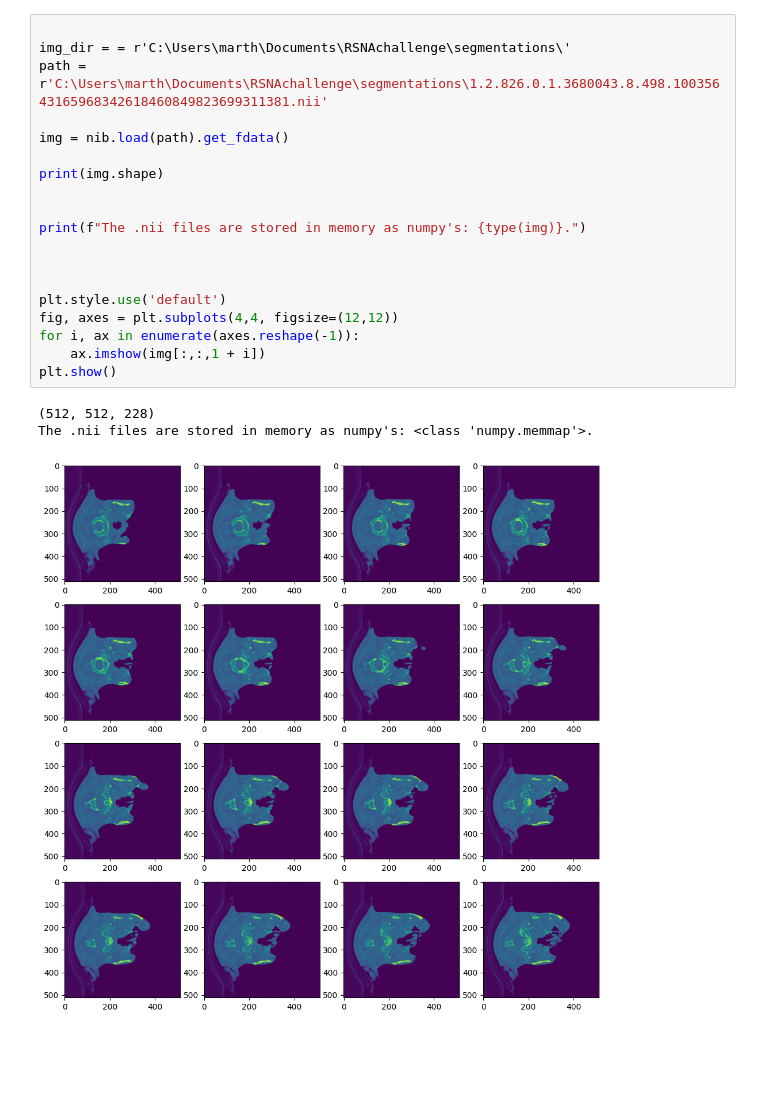
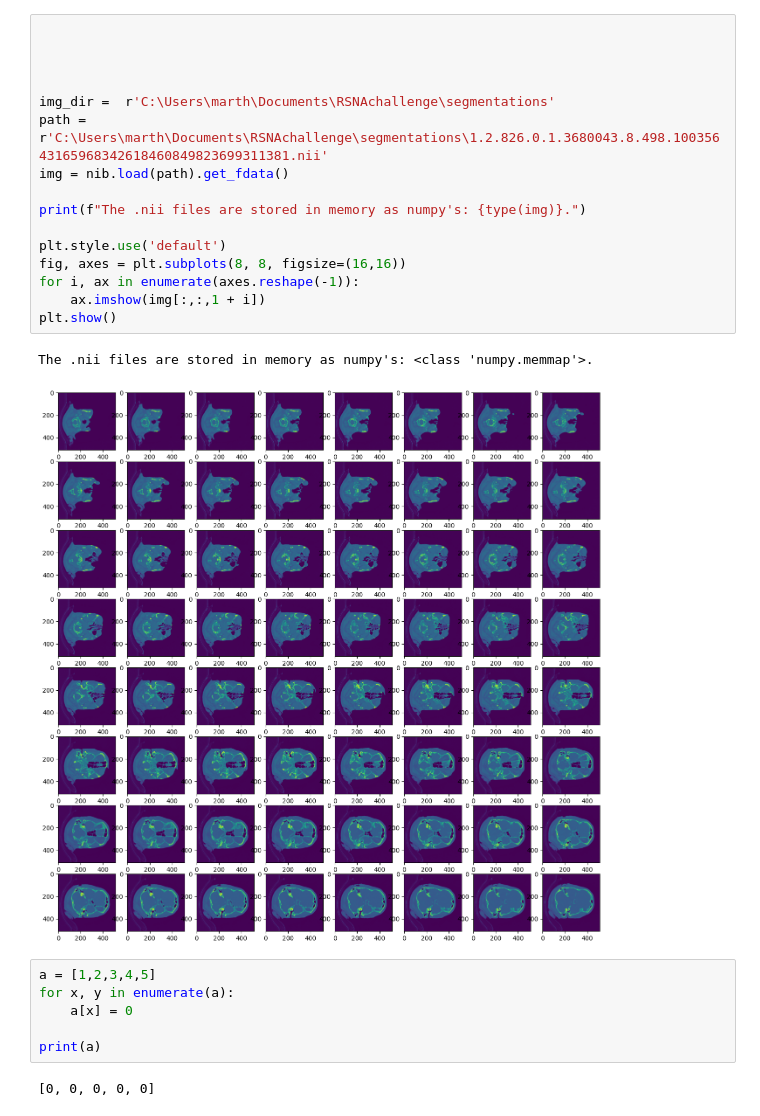
Before and after one commit to pyrjjvm/RSNA2025, a Jupyter notebook: AneurysmDetection.ipynb, the cells around one changed output. Drawn from its saved outputs; the diff is of its cells as text; blank space fills up the shorter version.

```diff
--- a/AneurysmDetection.ipynb
+++ b/AneurysmDetection.ipynb
@@ -14,23 +27,27 @@ pos_data = pd.read_csv("C:\Users\marth\Documents\RSNAchallenge\train_localizers"
 # %%
 
-img_dir = = r'C:\Users\marth\Documents\RSNAchallenge\segmentations\'
+
+
+
+img_dir =  r'C:\Users\marth\Documents\RSNAchallenge\segmentations'
 path = r'C:\Users\marth\Documents\RSNAchallenge\segmentations\1.2.826.0.1.3680043.8.498.10035643165968342618460849823699311381.nii'
-
 img = nib.load(path).get_fdata()
-
-print(img.shape)
-
 
 print(f"The .nii files are stored in memory as numpy's: {type(img)}.")
 
-
-
 plt.style.use('default')
-fig, axes = plt.subplots(4,4, figsize=(12,12))
+fig, axes = plt.subplots(8, 8, figsize=(16,16))
 for i, ax in enumerate(axes.reshape(-1)):
     ax.imshow(img[:,:,1 + i])
 plt.show()
 # %% [output]
-(512, 512, 228)
 The .nii files are stored in memory as numpy's: <class 'numpy.memmap'>.
-[figure, old version]
+[figure, new version]
+# %%
+a = [1,2,3,4,5]
+for x, y in enumerate(a):
+    a[x] = 0
+
+print(a)
+# %% [output]
+[0, 0, 0, 0, 0]
```
Also changed, not shown: parts of 10 cells of this notebook.
